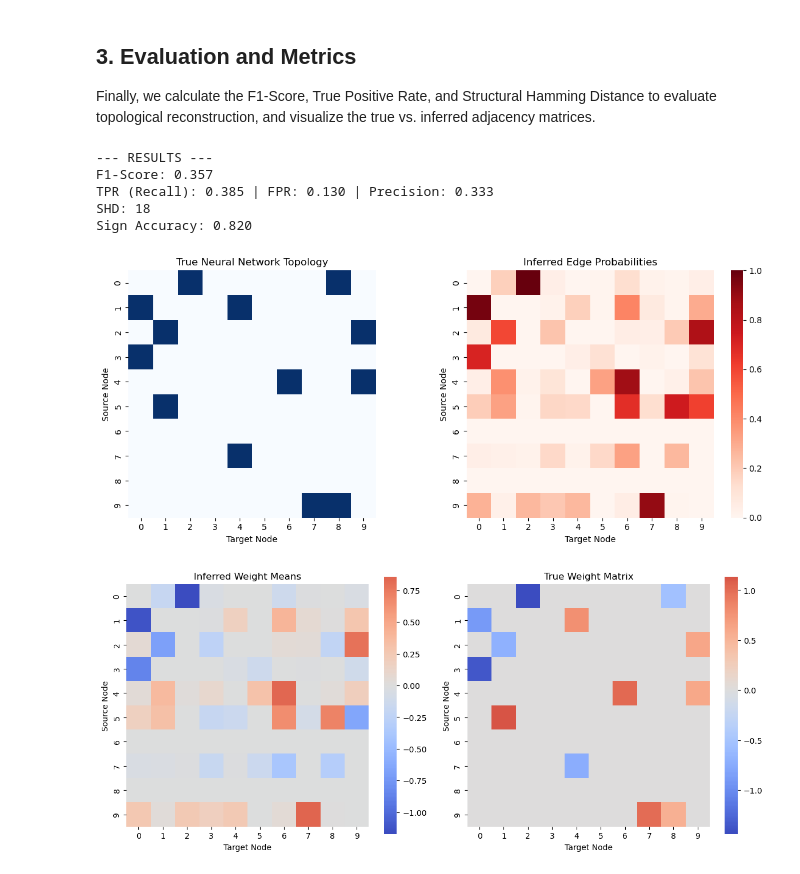
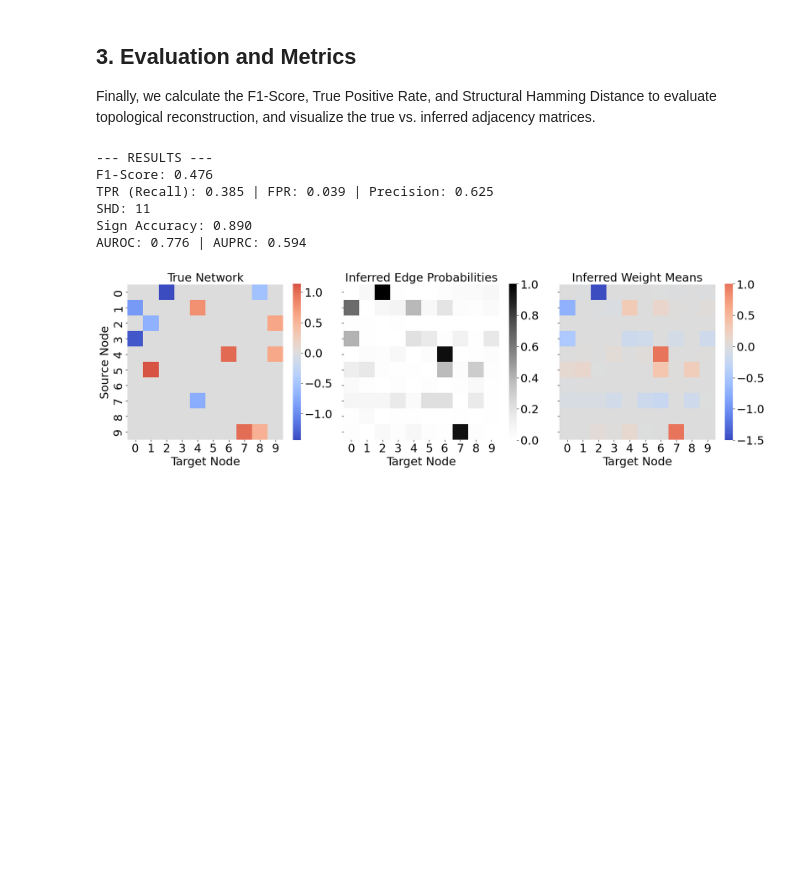
Before and after one commit to CoMuNeLab/Onsager_Machlup_Inf, a Jupyter notebook: Wilson_Cowan_Inference_Benchmark.ipynb, the cells around one changed output. Saved outputs shown, nothing was run; the diff lists cells and outputs as text; code cells hidden in the pictures; blank space fills up the shorter version.

```diff
--- a/Wilson_Cowan_Inference_Benchmark.ipynb
+++ b/Wilson_Cowan_Inference_Benchmark.ipynb
@@ -130,50 +171,64 @@ Finally, we calculate the F1-Score, True Positive Rate, and Structural Hamming D
 # %%
 metrics = compute_reconstruction_metrics(W_true, W_inferred)
 print("--- RESULTS ---")
 print(f"F1-Score: {metrics['F1-Score']:.3f}")
 print(f"TPR (Recall): {metrics['TPR (Recall)']:.3f} | FPR: {metrics['FPR']:.3f} | Precision: {metrics['Precision']:.3f}")
 print(f"SHD: {metrics['SHD']}")
 # sign accuracy
 true_signs = np.sign(W_true)
 inferred_signs = np.sign(W_inferred)
 sign_accuracy = np.sum(true_signs == inferred_signs) / (N * N)
 print(f"Sign Accuracy: {sign_accuracy:.3f}")
+# compute AUROC, AUPRC
+from sklearn.metrics import roc_auc_score, average_precision_score
+true_edges = (W_true != 0).astype(int).flatten()
+inferred_probs = edge_probabilities.flatten()
+auroc = roc_auc_score(true_edges, inferred_probs)
+auprc = average_precision_score(true_edges, inferred_probs)
+print(f"AUROC: {auroc:.3f} | AUPRC: {auprc:.3f}")
 
 # Plot Probability Matrix vs True Adjacency
-fig, axes = plt.subplots(1, 2, figsize=(12, 5))
+fig, axes = plt.subplots(1, 3, figsize=(18, 5))
+fontsize=22
 
-sns.heatmap(np.abs(W_true) > 0, ax=axes[0], cmap="Blues", cbar=False, square=True)
-axes[0].set_title("True Neural Network Topology")
-axes[0].set_xlabel("Target Node")
-axes[0].set_ylabel("Source Node")
+ax0 = sns.heatmap(W_true, ax=axes[0], cmap="coolwarm", cbar=True, square=True, center=0)
+# adjust colorbar fontsize
+cbar = ax0.collections[0].colorbar
+cbar.ax.tick_params(labelsize=fontsize)
+axes[0].set_title("True Network", fontsize=fontsize)
+axes[0].tick_params(axis='both', which='major', labelsize=fontsize)
+axes[0].set_xlabel("Target Node", fontsize=fontsize)
+axes[0].set_ylabel("Source Node", fontsize=fontsize)
 
-sns.heatmap(edge_probabilities, ax=axes[1], cmap="Reds", vmin=0, vmax=1.0, square=True)
-axes[1].set_title("Inferred Edge Probabilities")
-axes[1].set_xlabel("Target Node")
-axes[1].set_ylabel("Source Node")
+ax1 = sns.heatmap(edge_probabilities, ax=axes[1], cmap="Greys", vmin=0, vmax=1.0, square=True)
+# adjust colorbar fontsize
+cbar = ax1.collections[0].colorbar
+cbar.ax.tick_params(labelsize=fontsize)
+axes[1].set_title("Inferred Edge Probabilities", fontsize=fontsize)
+axes[1].tick_params(axis='both', which='major', labelsize=fontsize)
+axes[1].set_xlabel("Target Node", fontsize=fontsize)
+axes[1].set_yticks(np.arange(0.5, N, 1), labels=[])
+#axes[1].set_ylabel("Source Node", fontsize=fontsize)
+
+# Plot Weight Mean vs True Weights
+ax2 = sns.heatmap(weight_mean*edge_probabilities, cmap="coolwarm", square=True, center=0, ax=axes[2], vmin=-1.5, vmax=1.0)
+# adjust colorbar fontsize
+cbar = ax2.collections[0].colorbar
+cbar.ax.tick_params(labelsize=fontsize)
+axes[2].set_title("Inferred Weight Means", fontsize=fontsize)
+axes[2].set_xlabel("Target Node", fontsize=fontsize)
+axes[2].tick_params(axis='both', which='major', labelsize=fontsize)
+axes[2].set_yticks(np.arange(0.5, N, 1), labels=[])
+#axes[2].set_ylabel("Source Node", fontsize=fontsize)
+
 
 plt.tight_layout()
 plt.show()
-
-# Plot Weight Mean vs True Weights
-_, ax = plt.subplots(1,2,figsize=(12, 5))
-sns.heatmap(weight_mean*edge_probabilities, cmap="coolwarm", square=True, center=0, ax=ax[0])
-ax[0].set_title("Inferred Weight Means")
-ax[0].set_xlabel("Target Node")
-ax[0].set_ylabel("Source Node")
-
-sns.heatmap(W_true, cmap="coolwarm", square=True, center=0, ax=ax[1])
-ax[1].set_title("True Weight Matrix")
-ax[1].set_xlabel("Target Node")
-ax[1].set_ylabel("Source Node")
-
-plt.tight_layout()
-plt.show()
 # %% [output]
 --- RESULTS ---
-F1-Score: 0.357
-TPR (Recall): 0.385 | FPR: 0.130 | Precision: 0.333
-SHD: 18
-Sign Accuracy: 0.820
+F1-Score: 0.476
+TPR (Recall): 0.385 | FPR: 0.039 | Precision: 0.625
+SHD: 11
+Sign Accuracy: 0.890
+AUROC: 0.776 | AUPRC: 0.594
-[figure, old version]
+[figure, new version]
-[figure, removed]
```
Also changed, not shown: parts of 8 cells of this notebook, 12 other files.
